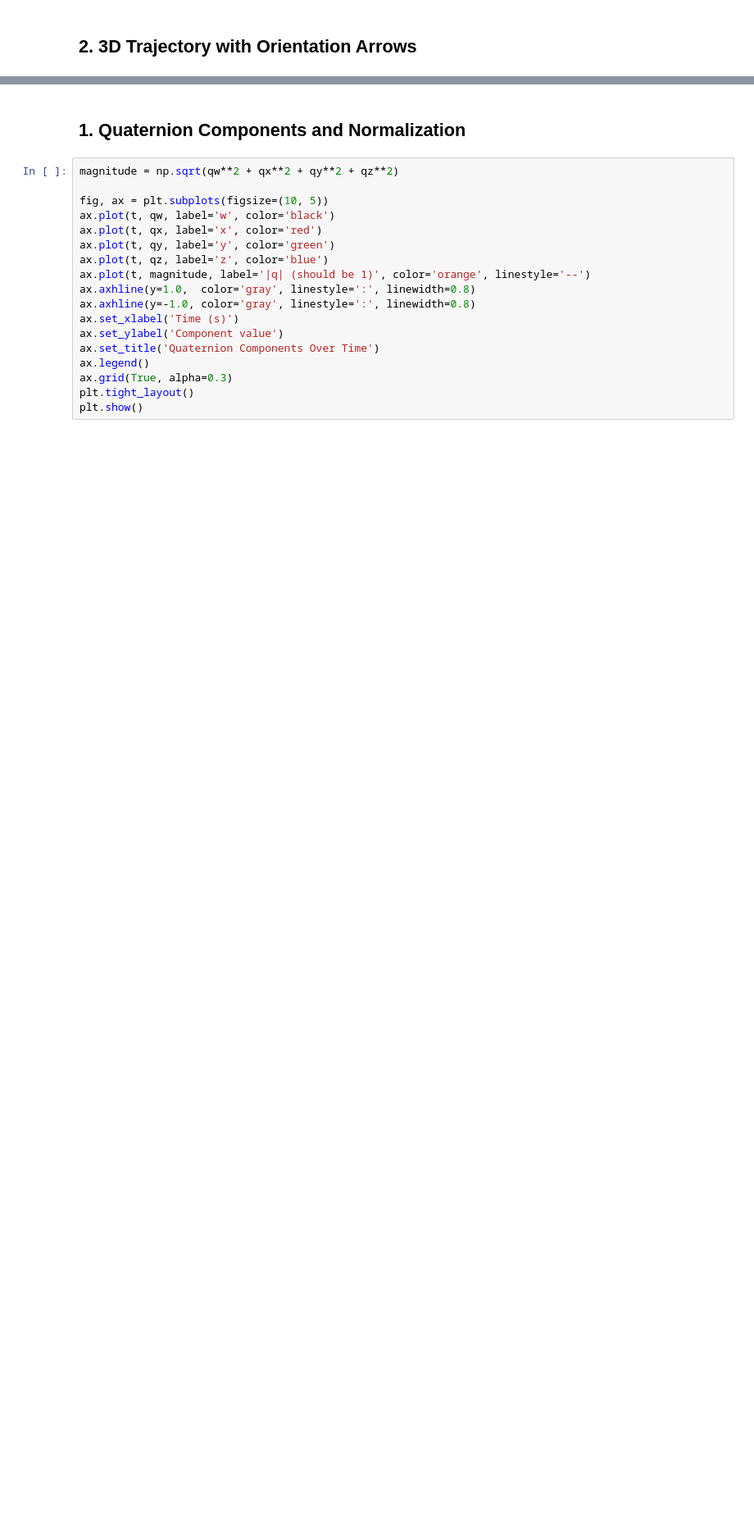
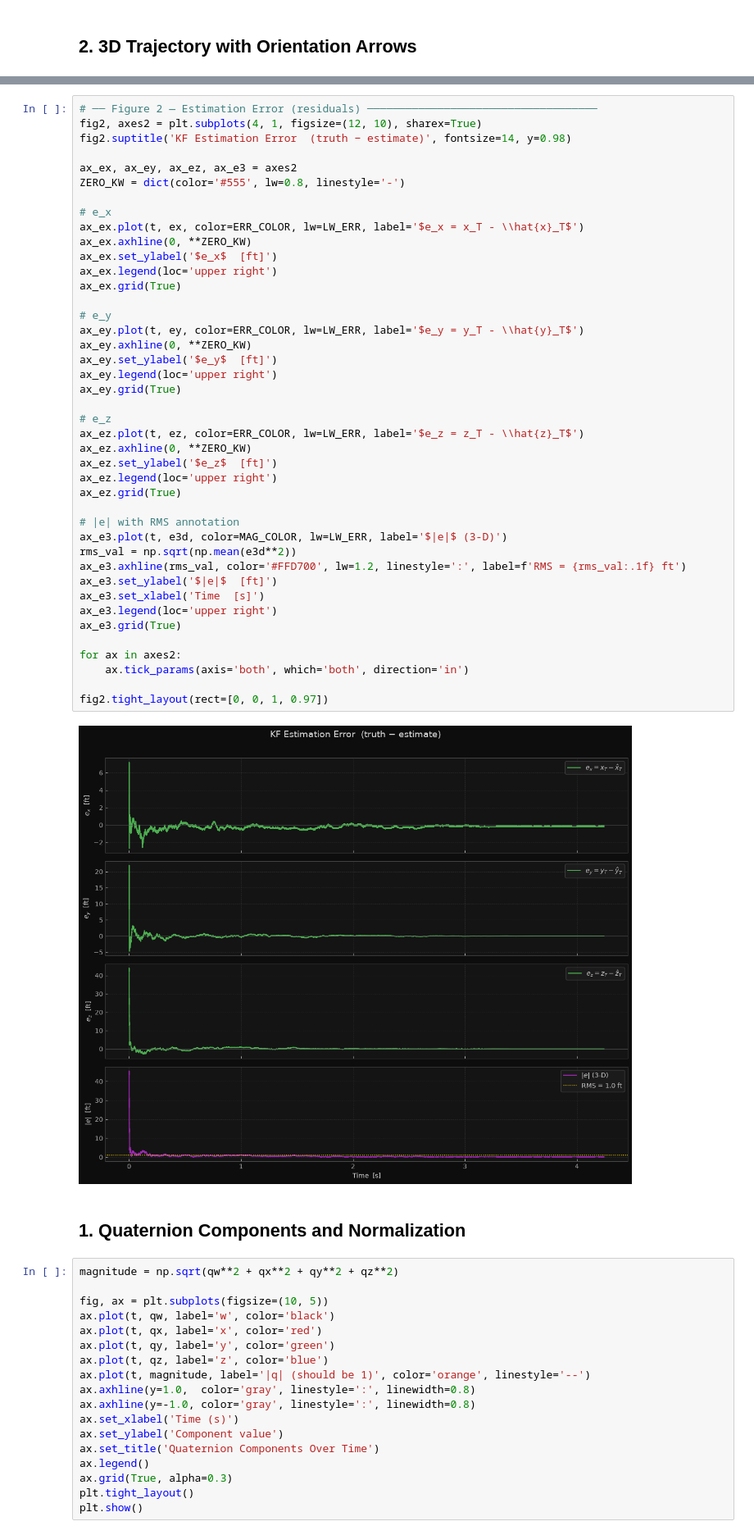
Before and after one commit to derekmwignall-dev/6dof_gnc_projectile, a Jupyter notebook: 6DOF_gnc/trajectory.ipynb, the cells around one changed output, grey strips where cells are left out. Shown at 82% size. Drawn from its saved outputs; the diff is of its cells as text; blank space fills up the shorter version.

```diff
--- a/6DOF_gnc/trajectory.ipynb
+++ b/6DOF_gnc/trajectory.ipynb
@@ -144,3 +215,47 @@ plt.show()
+# %%
+# ── Figure 2 — Estimation Error (residuals) ────────────────────────────────────
+fig2, axes2 = plt.subplots(4, 1, figsize=(12, 10), sharex=True)
+fig2.suptitle('KF Estimation Error  (truth − estimate)', fontsize=14, y=0.98)
+
+ax_ex, ax_ey, ax_ez, ax_e3 = axes2
+ZERO_KW = dict(color='#555', lw=0.8, linestyle='-')
+
+# e_x
+ax_ex.plot(t, ex, color=ERR_COLOR, lw=LW_ERR, label='$e_x = x_T - \\hat{x}_T$')
+ax_ex.axhline(0, **ZERO_KW)
+ax_ex.set_ylabel('$e_x$  [ft]')
+ax_ex.legend(loc='upper right')
+ax_ex.grid(True)
+
+# e_y
+ax_ey.plot(t, ey, color=ERR_COLOR, lw=LW_ERR, label='$e_y = y_T - \\hat{y}_T$')
+ax_ey.axhline(0, **ZERO_KW)
+ax_ey.set_ylabel('$e_y$  [ft]')
+ax_ey.legend(loc='upper right')
+ax_ey.grid(True)
+
+# e_z
+ax_ez.plot(t, ez, color=ERR_COLOR, lw=LW_ERR, label='$e_z = z_T - \\hat{z}_T$')
+ax_ez.axhline(0, **ZERO_KW)
+ax_ez.set_ylabel('$e_z$  [ft]')
+ax_ez.legend(loc='upper right')
+ax_ez.grid(True)
+
+# |e| with RMS annotation
+ax_e3.plot(t, e3d, color=MAG_COLOR, lw=LW_ERR, label='$|e|$ (3-D)')
+rms_val = np.sqrt(np.mean(e3d**2))
+ax_e3.axhline(rms_val, color='#FFD700', lw=1.2, linestyle=':', label=f'RMS = {rms_val:.1f} ft')
+ax_e3.set_ylabel('$|e|$  [ft]')
+ax_e3.set_xlabel('Time  [s]')
+ax_e3.legend(loc='upper right')
+ax_e3.grid(True)
+
+for ax in axes2:
+    ax.tick_params(axis='both', which='both', direction='in')
+
+fig2.tight_layout(rect=[0, 0, 1, 0.97])
+# %% [output]
+[figure, added]
 # %% [markdown]
 ## 1. Quaternion Components and Normalization
 # %%
```
Also changed, not shown: parts of 11 cells of this notebook, 8 other files.
